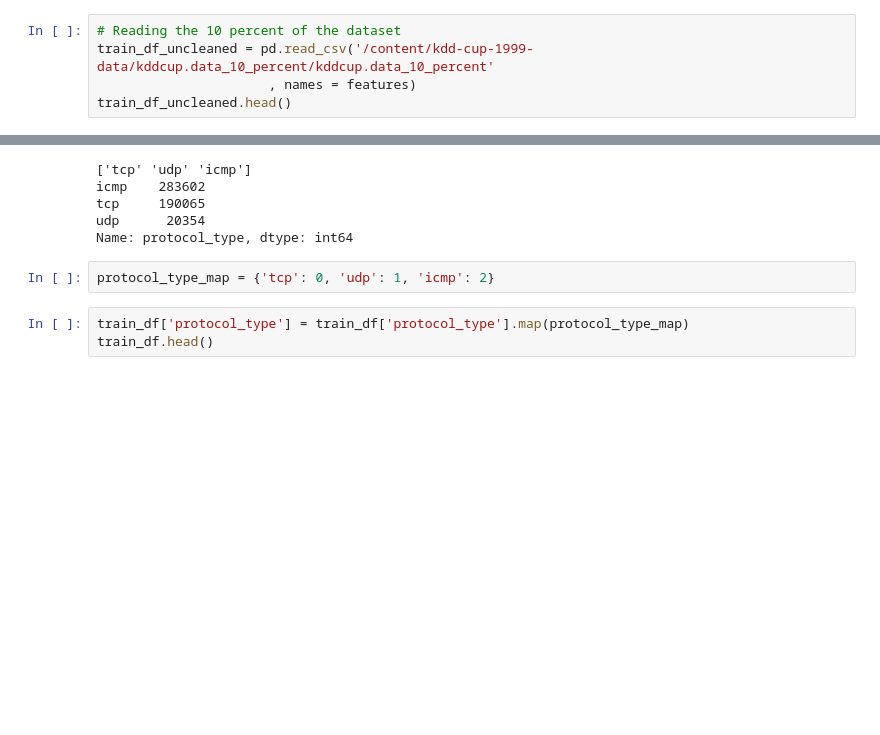
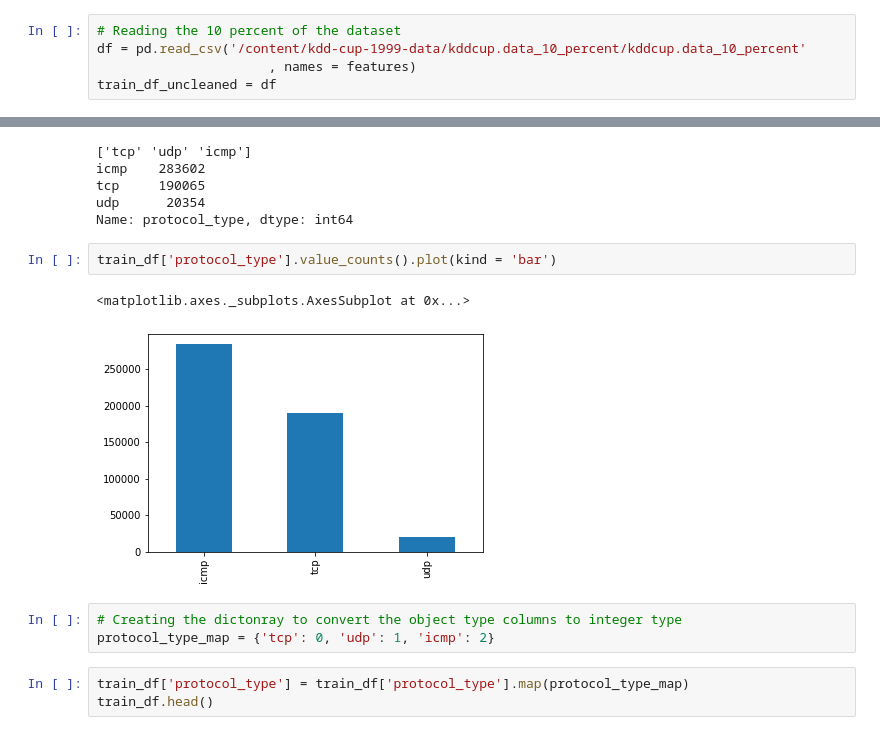
Before and after one commit to lakshaygola/Anomaly-Detection, a Jupyter notebook: Anomaly_Detection.ipynb, the cells around one changed output, grey strips where cells are left out. Drawn from its saved outputs; the diff is of its cells as text; blank space fills up the shorter version.

```diff
--- a/Anomaly_Detection.ipynb
+++ b/Anomaly_Detection.ipynb
@@ -107,6 +109,6 @@ features=['duration',
 'attack_type']
 # %%
 # Reading the 10 percent of the dataset
-train_df_uncleaned = pd.read_csv('/content/kdd-cup-1999-data/kddcup.data_10_percent/kddcup.data_10_percent'
+df = pd.read_csv('/content/kdd-cup-1999-data/kddcup.data_10_percent/kddcup.data_10_percent'
                       , names = features)
-train_df_uncleaned.head()
+train_df_uncleaned = df
@@ -303,8 +286,14 @@ icmp    283602
 tcp     190065
 udp      20354
 Name: protocol_type, dtype: int64
-# %%
-protocol_type_map = {'tcp': 0, 'udp': 1, 'icmp': 2}
+# %%
+train_df['protocol_type'].value_counts().plot(kind = 'bar')
+# %% [output]
+<matplotlib.axes._subplots.AxesSubplot at 0x...>
+[figure, added]
+# %%
+# Creating the dictonray to convert the object type columns to integer type
+protocol_type_map = {'tcp': 0, 'udp': 1, 'icmp': 2}
 # %%
 train_df['protocol_type'] = train_df['protocol_type'].map(protocol_type_map)
 train_df.head()
```
Also changed, not shown: parts of 37 cells of this notebook.
